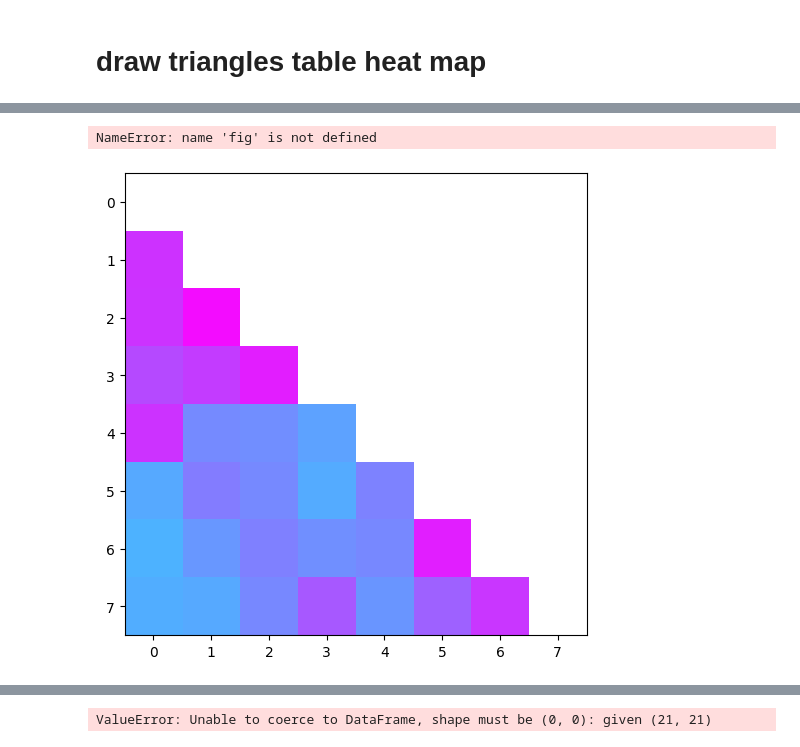
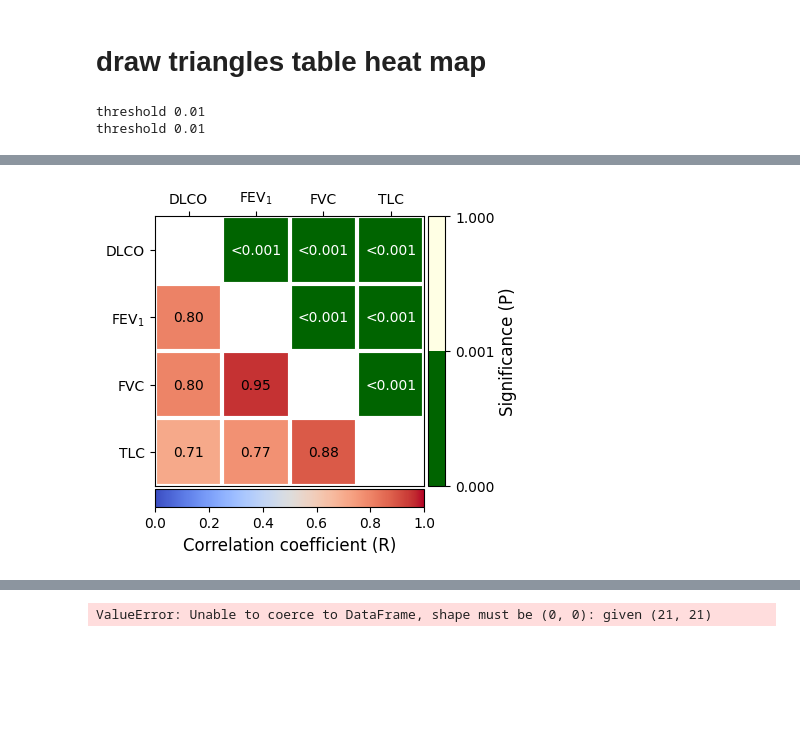
Before and after one commit to Jingnan-Jia/PFT_estimation, a Jupyter notebook: lung_function/scripts/jupyter_notebooks/r_manual_biomarkers_to_PFT.ipynb, the cells around one changed output, grey strips where cells are left out. Drawn from its saved outputs; the diff is of its cells as text; code cells hidden in the pictures; blank space fills up the shorter version.

```diff
--- a/lung_function/scripts/jupyter_notebooks/r_manual_biomarkers_to_PFT.ipynb
+++ b/lung_function/scripts/jupyter_notebooks/r_manual_biomarkers_to_PFT.ipynb
@@ -433,20 +463,30 @@ def annotate_heatmap(im, data=None, valfmt="{x:.2f}",
     return texts
 # %%
 def rplot(matrix: pd.DataFrame, title: str):
+    fig, ax = plt.subplots(figsize=(3.5, 3.5))
+
+    #定义自定义的colormap
+    cmap_p = matplotlib.colors.ListedColormap(['darkgreen', '#ffffe4'])  #  'green', '#ffffe4',
+    bounds_p = [0, 0.001, 1]  #0.001,, 1
+    norm_p = matplotlib.colors.BoundaryNorm(bounds_p, cmap_p.N)
 
     mask =  np.tri(len(matrix.columns.to_list()))
     corr_matrix = np.ma.masked_array(matrix, mask=mask.T)
     p_matrix = np.ma.masked_array(matrix, mask=mask)
     columns = matrix.columns.to_list()
-    # fig, ax = plt.subplots()
-    fig, ax = plt.subplots(figsize=(6, 6))
 
-    im, cbar = heatmap(corr_matrix, columns, columns, ax=ax, cmap="cool", cbarlabel="R", colorbar_pos='bottom')
-    texts = annotate_heatmap(im, valfmt="{x:.2f}", threshold=1)
+    def valfmt(txt):
+        if float(txt)<0.001:
+            return '<0.001'
+        else:
+            return f"{txt:.2f}"
 
 
-    im_p, cbar_p = heatmap(p_matrix, columns, columns, ax=ax, cmap="summer", cbarlabel="P", colorbar_pos='right')
-    texts_p = annotate_heatmap(im_p, valfmt="{x:.2f}", threshold=1)
+    im, cbar = heatmap(corr_matrix, columns, columns, ax=ax, cmap="coolwarm", cbarlabel="Correlation coefficient (R)", colorbar_pos='bottom', fig=fig)
+    texts = annotate_heatmap(im, valfmt=valfmt, threshold=0.01)
+
+    im_p, cbar_p = heatmap(p_matrix, columns, columns, ax=ax, cmap=cmap_p, bounds_p=bounds_p,norm_p=norm_p,  cbarlabel="Significance (P)", colorbar_pos='right', fig=fig)
+    texts_p = annotate_heatmap(im_p, valfmt=valfmt, threshold=0.01)
 
     # fig.tight_layout()
     ax.set_title(title)
@@ -454,3 +509,9 @@ def rplot(matrix: pd.DataFrame, title: str):
 # %%
-# testing data
-corr_and_p_test = rp_matrix(df_new[['DLCOc', 'FEV1', 'FVC', 'TLC', 'DLCOcPP', 'FEV1PP', 'FVCPP', 'TLCPP']][252:])
+# testing data  pft_names = ['DLCO', r'$\mathrm{FEV}_1$', 'FVC', 'TLC', 'DLCO%pred', r'$\mathrm{FEV}_1$%pred', 'FVC%pred', 'TLC%pred']
+
+corr_and_p_test = rp_matrix(df_new[['DLCOc', 'FEV1', 'FVC', 'TLC']][252:])  #, 'DLCOcPP', 'FEV1PP', 'FVCPP', 'TLCPP'
+
+rplot(corr_and_p_test, '')
+# %% [output]
+threshold 0.01
+threshold 0.01
@@ -457,5 +520 @@ corr_and_p_test = rp_matrix(df_new[['DLCOc', 'FEV1', 'FVC', 'TLC', 'DLCOcPP', 'F
+[figure, added]
-# %%
-rplot(corr_and_p_test, '')
-# %% [output]
-NameError: name 'fig' is not defined
-[figure, removed]
```
Also changed, not shown: parts of 22 cells of this notebook, 7 other files.
